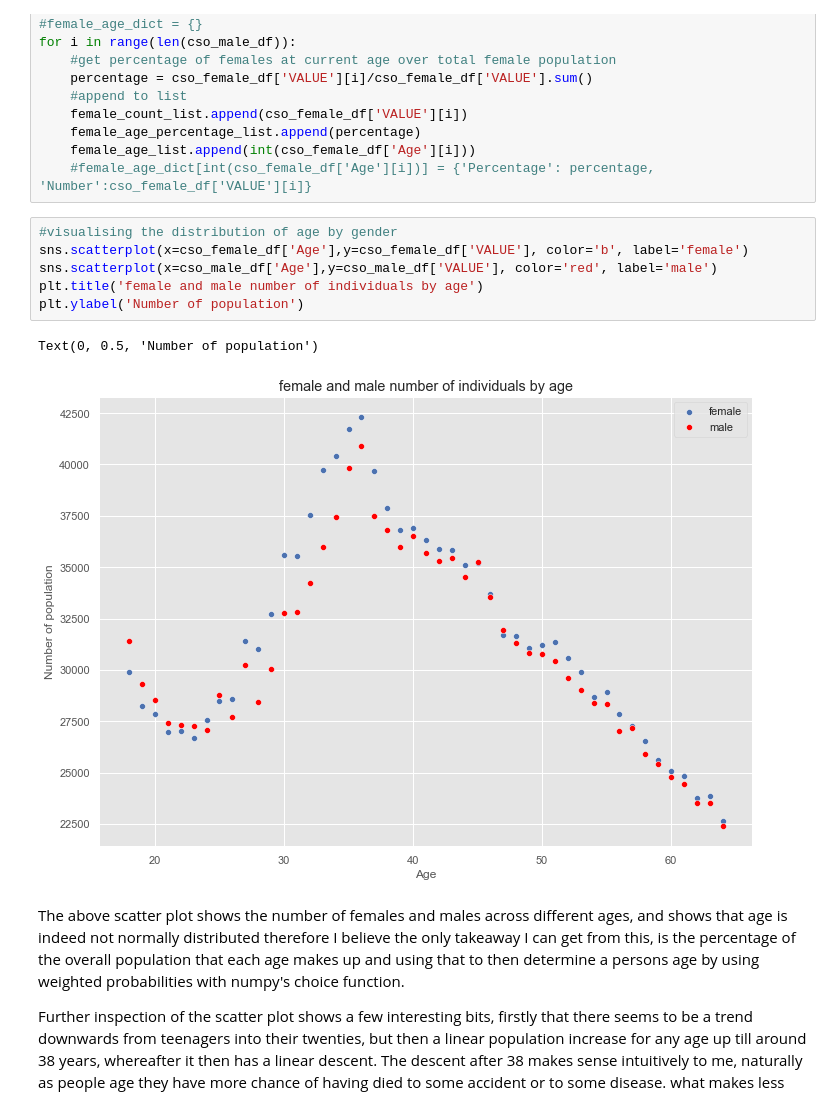
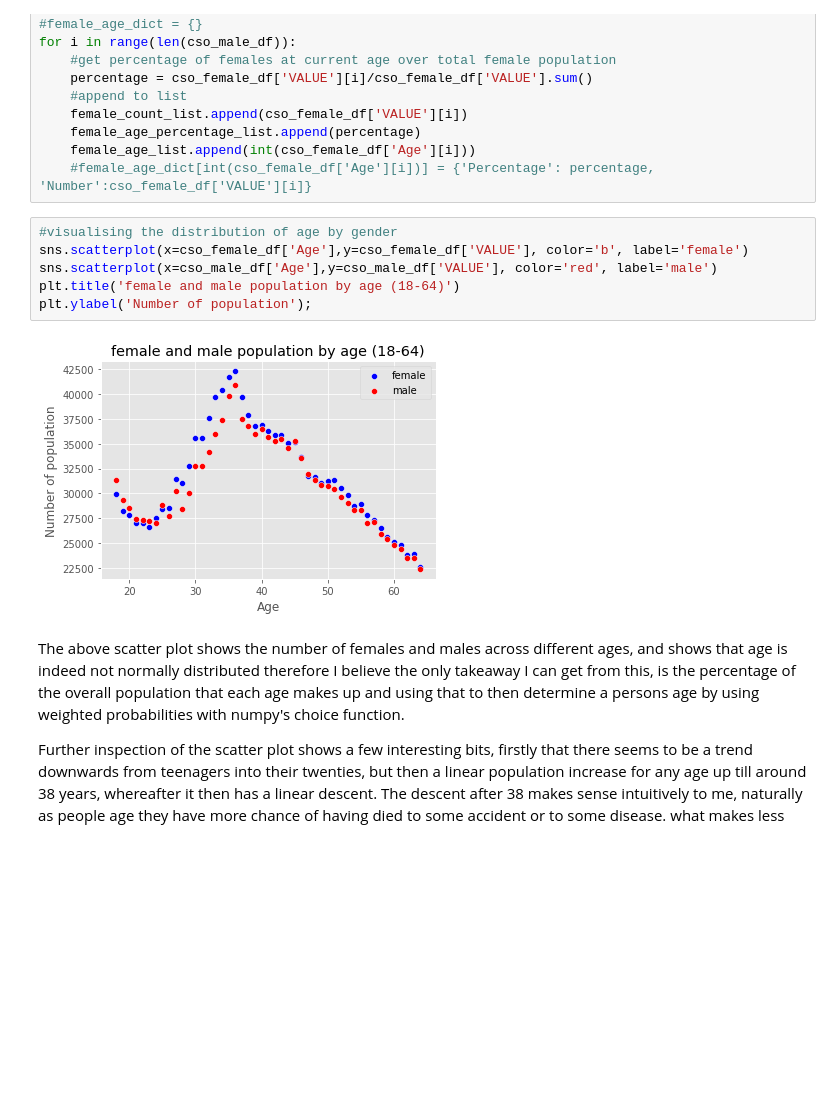
Before and after one commit to itskeithstudent/Programming-for-Data-Analysis-Project, a Jupyter notebook: Synthetic Data.ipynb, the cells around one changed output. Cells and saved outputs as stored; diff of their text form; blank space fills up the shorter version.

```diff
--- a/Synthetic Data.ipynb
+++ b/Synthetic Data.ipynb
@@ -151,12 +156,11 @@ for i in range(len(cso_male_df)):
 # %%
 #visualising the distribution of age by gender
 sns.scatterplot(x=cso_female_df['Age'],y=cso_female_df['VALUE'], color='b', label='female')
 sns.scatterplot(x=cso_male_df['Age'],y=cso_male_df['VALUE'], color='red', label='male')
-plt.title('female and male number of individuals by age')
-plt.ylabel('Number of population')
+plt.title('female and male population by age (18-64)')
+plt.ylabel('Number of population');
 # %% [output]
-Text(0, 0.5, 'Number of population')
-[figure, old version]
+[figure, new version]
 # %% [markdown]
 The above scatter plot shows the number of females and males across different ages, and shows that age is indeed not normally distributed therefore I believe the only takeaway I can get from this, is the percentage of the overall population that each age makes up and using that to then determine a persons age by using weighted probabilities with numpy's choice function.
 
```
Also changed, not shown: parts of 12 cells of this notebook.
